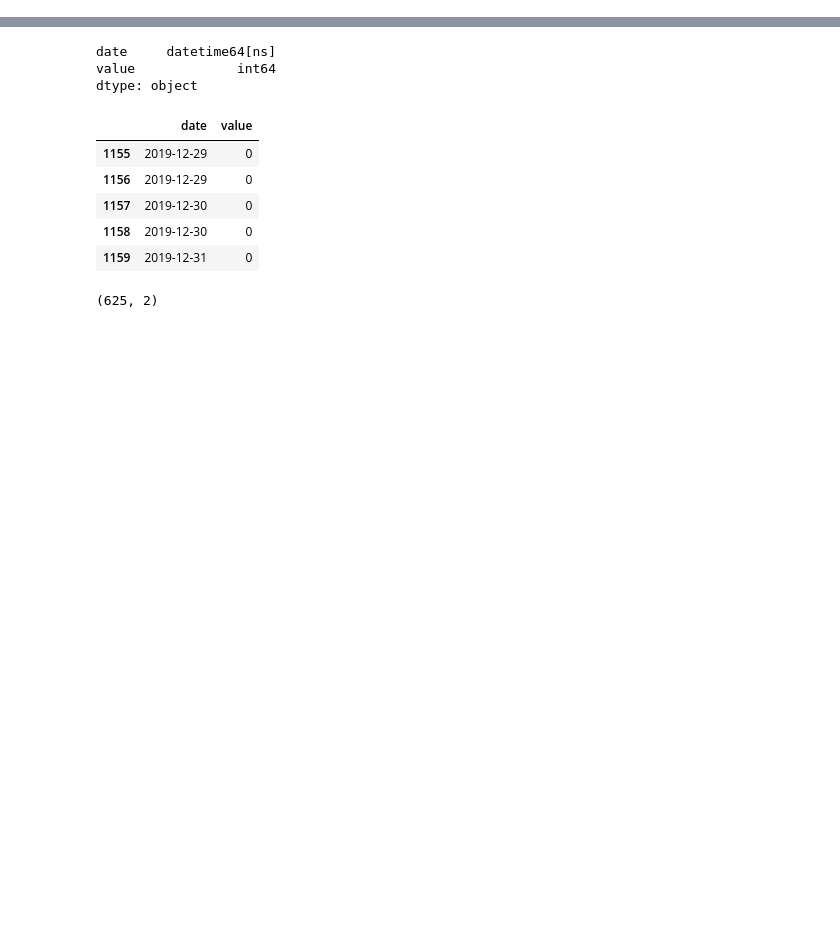
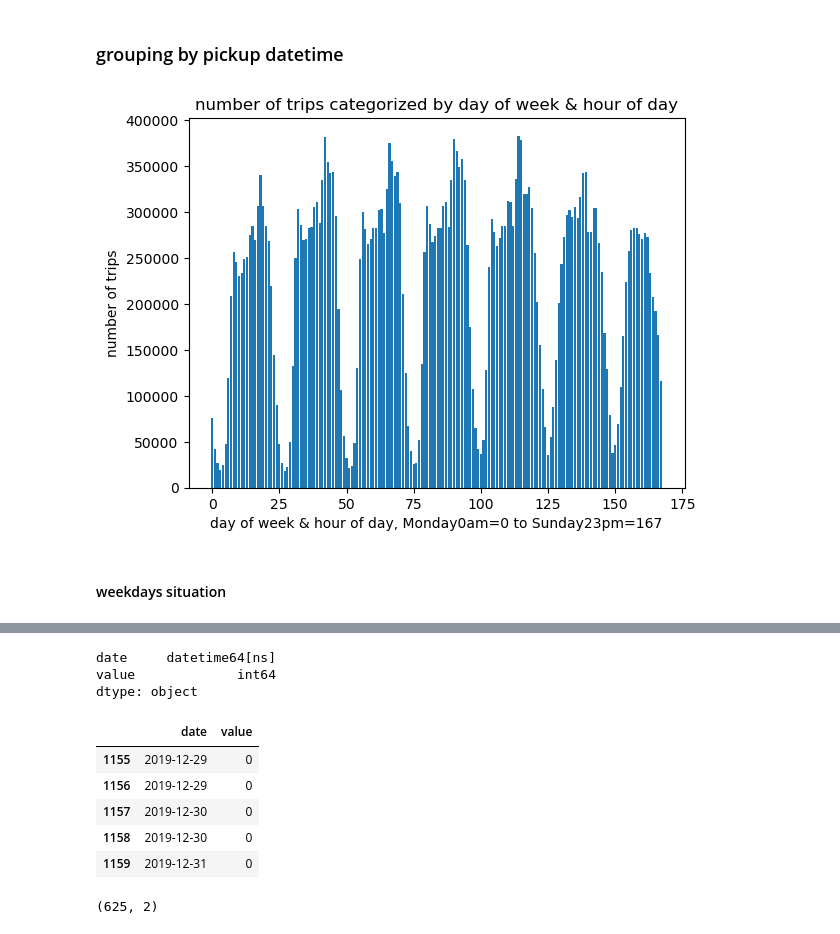
Before and after one commit to Yuhong-Guo/988056-MAST30034-project1, a Jupyter notebook: code/analysis.ipynb, the cells around one changed output, grey strips where cells are left out. Cells and saved outputs as stored; diff of their text form; code cells hidden in the pictures; blank space fills up the shorter version.

```diff
--- a/code/analysis.ipynb
+++ b/code/analysis.ipynb
@@ -77,0 +5,6 @@ plt.show()
+# %%
+df = pd.read_csv("../preprocessed_data/df_preprocessed.csv")
+df['tpep_pickup_datetime'] = pd.to_datetime(df['tpep_pickup_datetime'])
+df['tpep_dropoff_datetime'] = pd.to_datetime(df['tpep_dropoff_datetime'])
+print(df.dtypes)
+df.tail()
@@ -77,0 +43,16 @@ plt.show()
+# %% [markdown]
+### grouping by pickup datetime
+# %%
+gb_dow_hod = df.groupby([df['tpep_pickup_datetime'].dt.dayofweek, df['tpep_pickup_datetime'].dt.hour])
+# %%
+# number of trips groupby day of week and hour of day combined
+plt.bar(x=np.arange(len(gb_dow_hod.count()['total_amount'].values)), height=gb_dow_hod.count()['total_amount'].values)
+plt.xlabel('day of week & hour of day, Monday0am=0 to Sunday23pm=167')
+plt.ylabel('number of trips')
+plt.title('number of trips categorized by day of week & hour of day')
+plt.savefig("../plots/ntrips_bydow&hod.png")
+plt.show()
+# %% [output]
+[figure, added]
+# %% [markdown]
+#### weekdays situation
```
Also changed, not shown: parts of 58 cells of this notebook, 23 other files.
